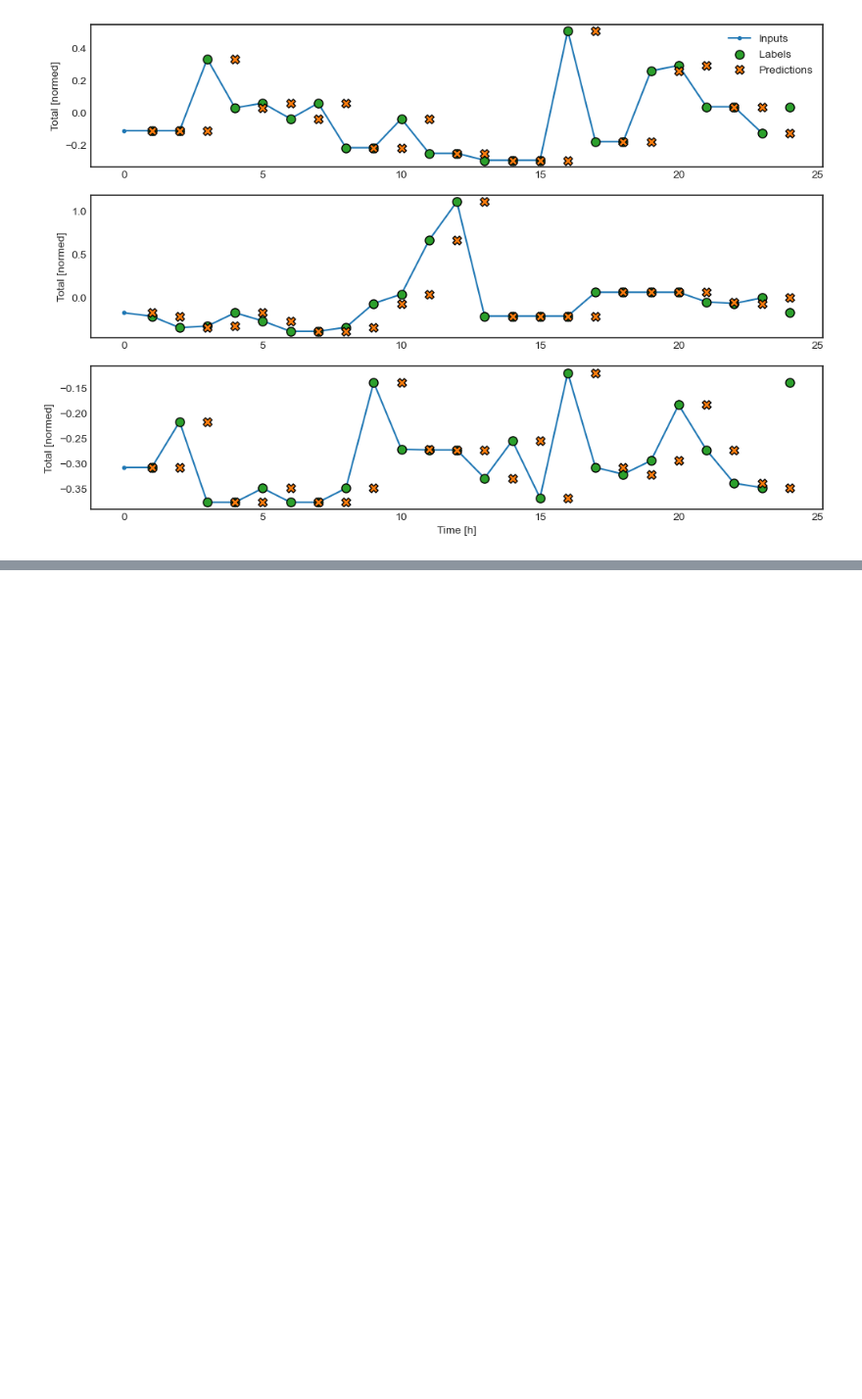
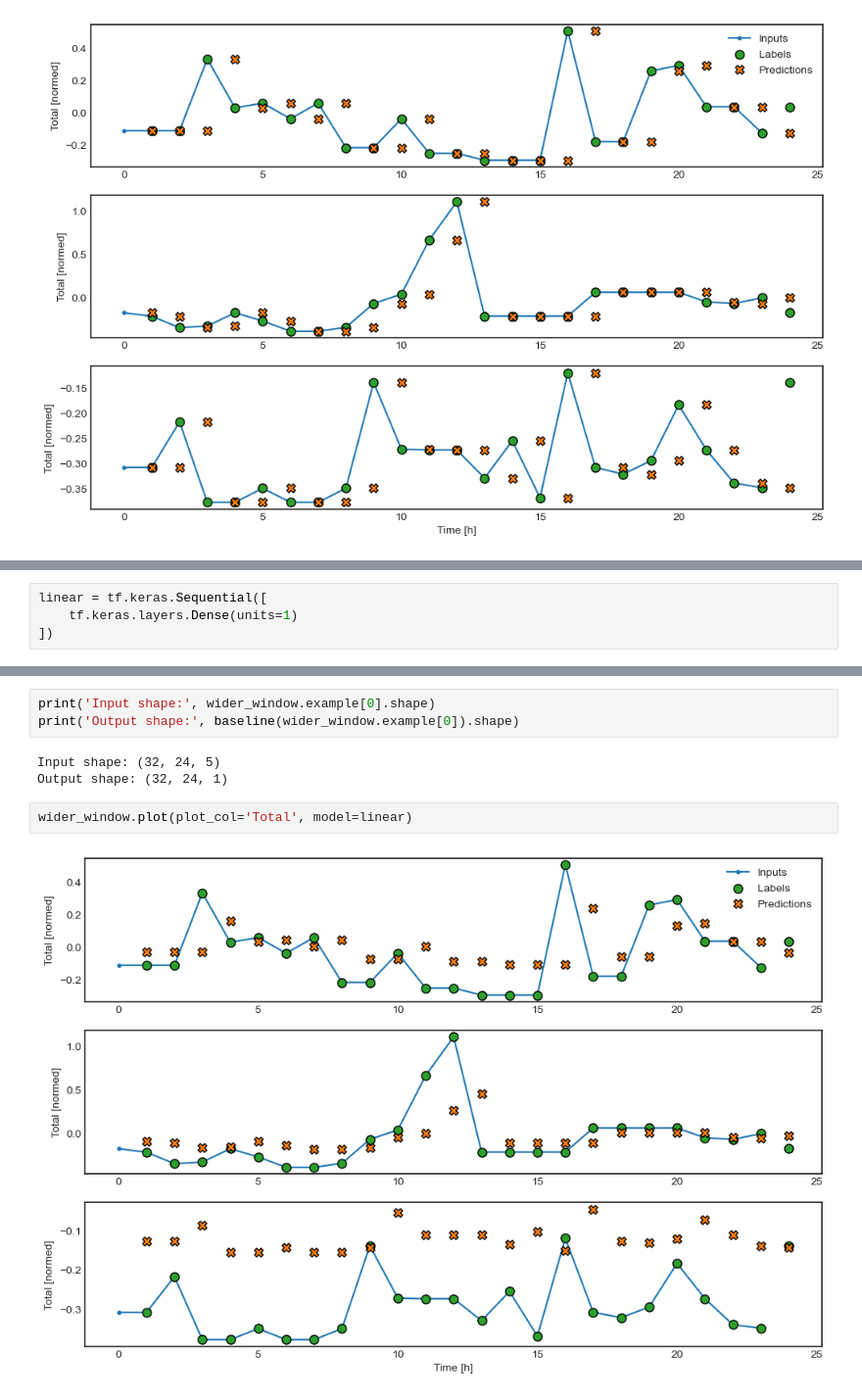
Before and after one commit to ciCciC/forecastingUsingDNNets, a Jupyter notebook: notebooks/v1.ipynb, the cells around one changed output, grey strips where cells are left out. Shown: that part at 98% size. Drawn from its saved outputs; the diff is of its cells as text; blank space fills up the shorter version.

Commit message:
Single-step models: - Linear model - Deep Dense Model (non-linear)
Todo:
Multi-step models -> Dense, Convolution nets

```diff
--- a/notebooks/v1.ipynb
+++ b/notebooks/v1.ipynb
@@ -502,0 +508,4 @@ wider_window.plot(plot_col='Total', model=baseline)
+# %%
+linear = tf.keras.Sequential([
+    tf.keras.layers.Dense(units=1)
+])
@@ -502,0 +558,10 @@ wider_window.plot(plot_col='Total', model=baseline)
+# %%
+print('Input shape:', wider_window.example[0].shape)
+print('Output shape:', baseline(wider_window.example[0]).shape)
+# %% [output]
+Input shape: (32, 24, 5)
+Output shape: (32, 24, 1)
+# %%
+wider_window.plot(plot_col='Total', model=linear)
+# %% [output]
+[figure, added]
```
Also changed, not shown: parts of 21 cells of this notebook.
